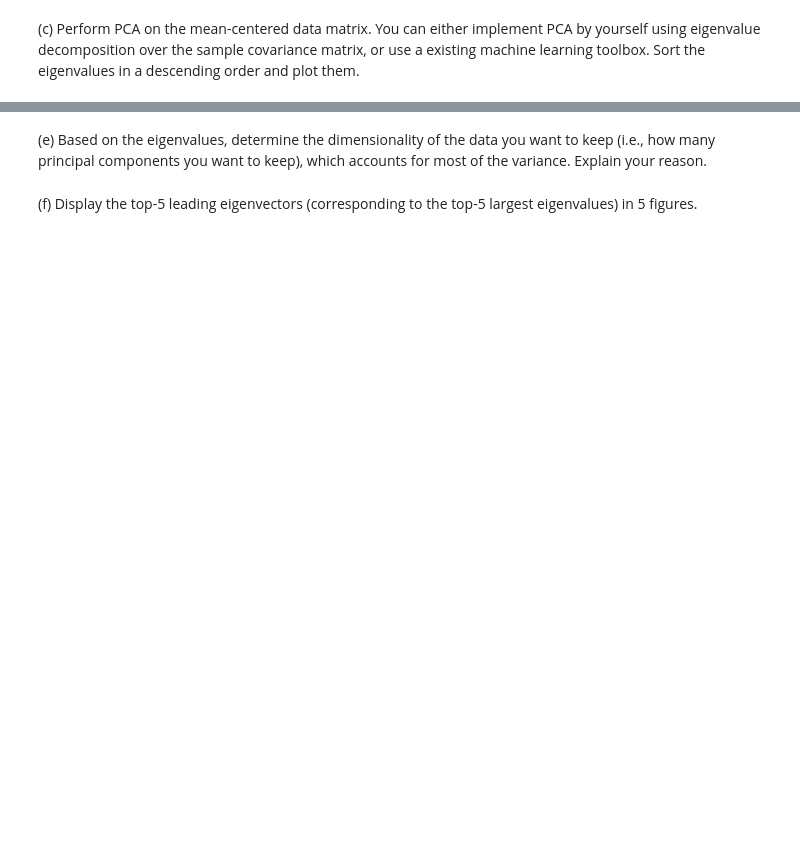
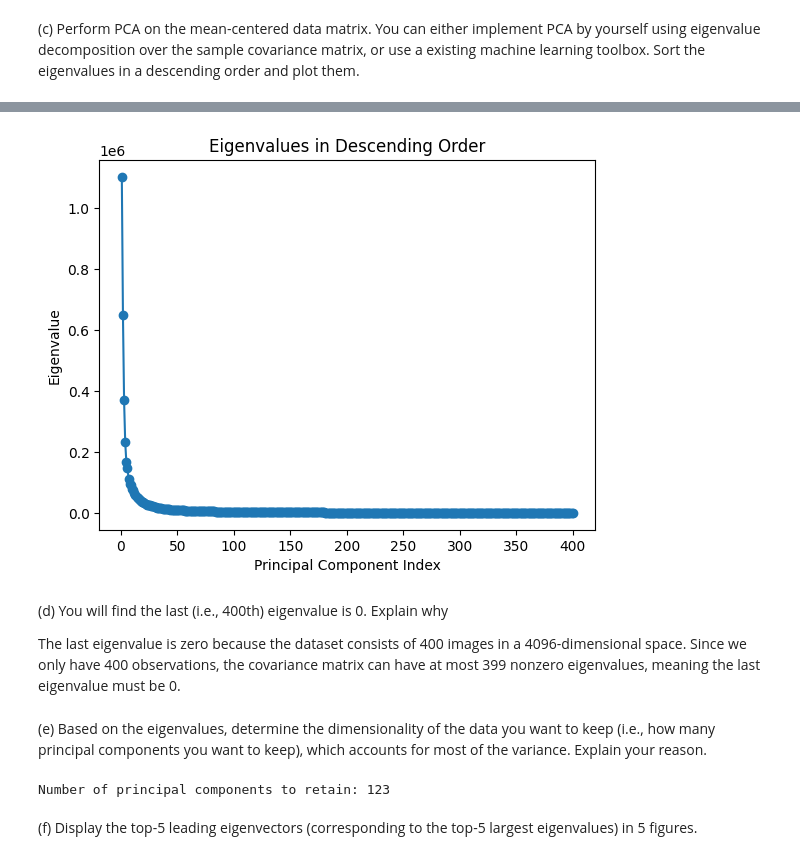
Before and after one commit to hpharen/4442-Assignments, a Jupyter notebook: Assignment 2/4442 Assignment 2 - hpate269.ipynb, the cells around one changed output, grey strips where cells are left out. Saved outputs shown, nothing was run; the diff lists cells and outputs as text; code cells hidden in the pictures; blank space fills up the shorter version.

```diff
--- a/Assignment 2/4442 Assignment 2 - hpate269.ipynb
+++ b/Assignment 2/4442 Assignment 2 - hpate269.ipynb
@@ -98,4 +116,28 @@ machine learning toolbox. Sort the eigenvalues in a descending order and plot th
+# %%
+pca = PCA()
+pca.fit(mean_centered_data)
+
+eigenvalues = pca.explained_variance_
+plt.plot(np.arange(1, len(eigenvalues) + 1), eigenvalues, marker='o')
+plt.title("Eigenvalues in Descending Order")
+plt.xlabel("Principal Component Index")
+plt.ylabel("Eigenvalue")
+plt.show()
+# %% [output]
+[figure, added]
+# %% [markdown]
+(d) You will find the last (i.e., 400th) eigenvalue is 0. Explain why
+
+The last eigenvalue is zero because the dataset consists of 400 images in a 4096-dimensional space. Since we only have 400 observations, the covariance matrix can have at most 399 nonzero eigenvalues, meaning the last eigenvalue must be 0.
 # %% [markdown]
 (e) Based on the eigenvalues, determine the dimensionality of the data you want to keep (i.e., how many principal components you want to keep), which accounts for most of the variance. Explain your reason.
+# %%
+explained_variance_ratio = pca.explained_variance_ratio_
+cumulative_variance = np.cumsum(explained_variance_ratio)
+
+k = np.argmax(cumulative_variance >= 0.95) + 1
+print(f"Number of principal components to retain: {k}")
+# %% [output]
+Number of principal components to retain: 123
 # %% [markdown]
 (f) Display the top-5 leading eigenvectors (corresponding to the top-5 largest eigenvalues) in 5 figures.
```
Also changed, not shown: parts of 6 cells of this notebook.
